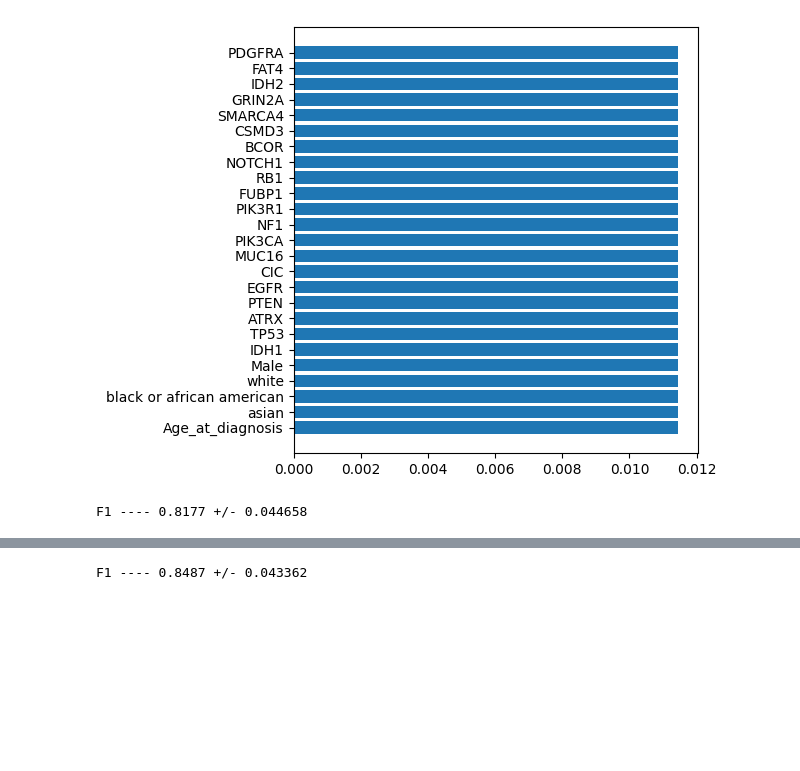
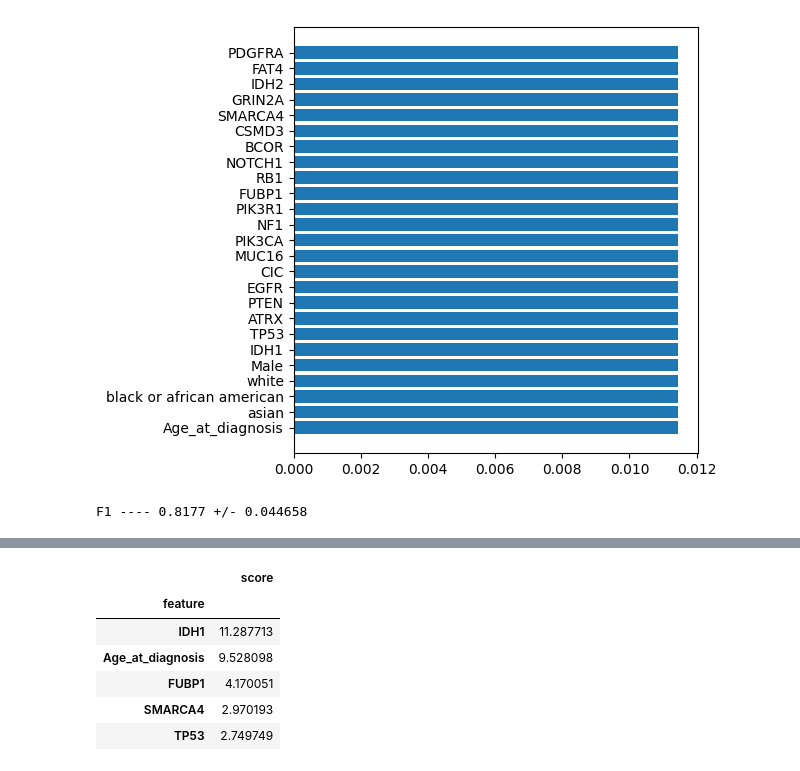
Before and after one commit to a13xbb/ml-labs-mag, a Jupyter notebook: lab1/eda.ipynb, the cells around one changed output, grey strips where cells are left out. Drawn from its saved outputs; the diff is of its cells as text; code cells hidden in the pictures; blank space fills up the shorter version.

```diff
--- a/lab1/eda.ipynb
+++ b/lab1/eda.ipynb
@@ -364,10 +371,0 @@ sns.heatmap(X_train_linreg_selected.corr())
-# %%
-cross_val_res = cross_val_score(
-    LogisticRegression(), X_train_linreg_selected, y_train, cv=10, scoring="f1"
-)
-cross_val_mean = np.mean(cross_val_res)
-cross_val_std = np.std(cross_val_res)
-
-print(f"F1 ---- {cross_val_mean:.4f} +/- {cross_val_std:.6f}")
-# %% [output]
-F1 ---- 0.8487 +/- 0.043362
@@ -373,0 +382,10 @@ F1 ---- 0.8487 +/- 0.043362
+# %%
+selected_feats_es_balance
+# %% [output]
+|  | score |
+| feature |  |
+| IDH1 | 11.287713 |
+| Age_at_diagnosis | 9.528098 |
+| FUBP1 | 4.170051 |
+| SMARCA4 | 2.970193 |
+| TP53 | 2.749749 |
```
Also changed, not shown: parts of 15 cells of this notebook.
